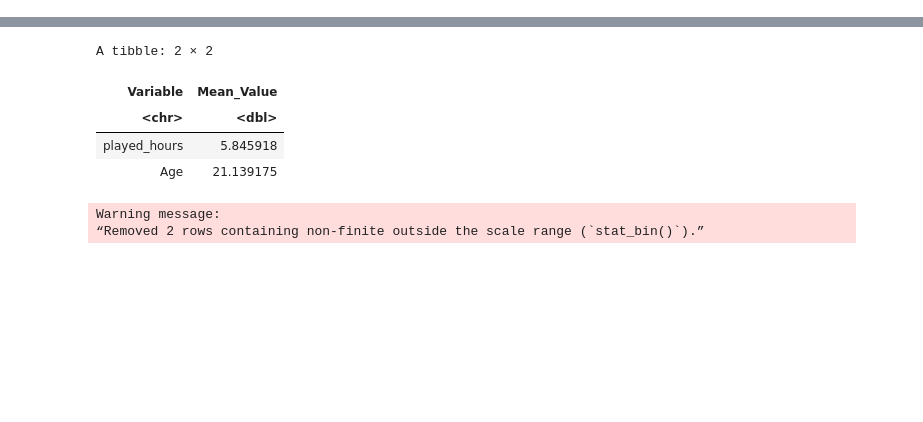
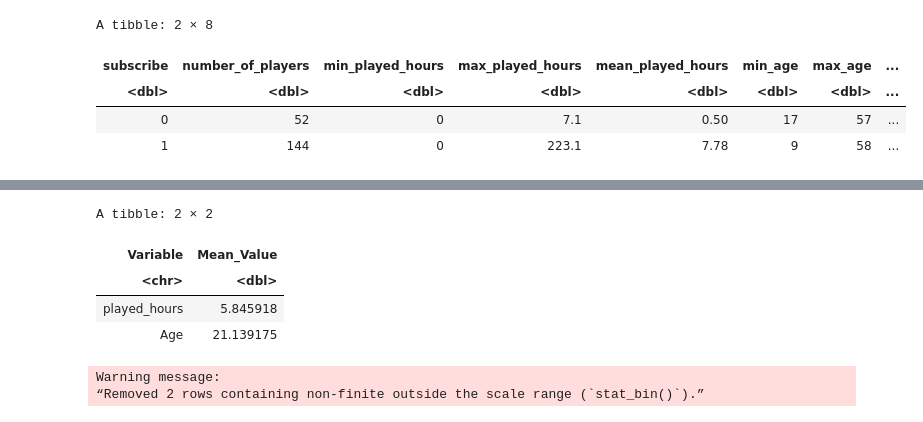
Before and after one commit to gavind1111/DSCI-100-Project-Planning-Stage-Gavin, a Jupyter notebook: Individual portion.ipynb, the cells around one changed output, grey strips where cells are left out. Saved outputs shown, nothing was run; the diff lists cells and outputs as text; code cells hidden in the pictures; blank space fills up the shorter version.

Commit message:
Rearranged the code cells, added summary statistics for players and sessions, added graph insights, shortened part 1, finalized part 4. Still needs to be shorted ~20 words.

```diff
--- a/Individual portion.ipynb
+++ b/Individual portion.ipynb
@@ -27,0 +42,16 @@ This dataset contains missing values in the end_time and original_end_time colum
+# %%
+#players.csv summary statistics
+players_summary <- players_data |>
+    group_by(subscribe) |>
+    summarize(number_of_players = n(),
+              min_played_hours = min(played_hours), max_played_hours = max(played_hours), mean_played_hours = mean(played_hours),
+              min_age = min(Age, na.rm = TRUE), max_age = max(Age,na.rm = TRUE), mean_age = mean(Age, na.rm = TRUE)) |>
+    round(digits = 2)
+
+players_summary
+# %% [output]
+A tibble: 2 × 8
+| subscribe | number_of_players | min_played_hours | max_played_hours | mean_played_hours | min_age | max_age | ... |
+| <dbl> | <dbl> | <dbl> | <dbl> | <dbl> | <dbl> | <dbl> | ... |
+| 0 | 52 | 0 | 7.1 | 0.50 | 17 | 57 | ... |
+| 1 | 144 | 0 | 223.1 | 7.78 | 9 | 58 | ... |
```
Also changed, not shown: parts of 13 cells of this notebook.
